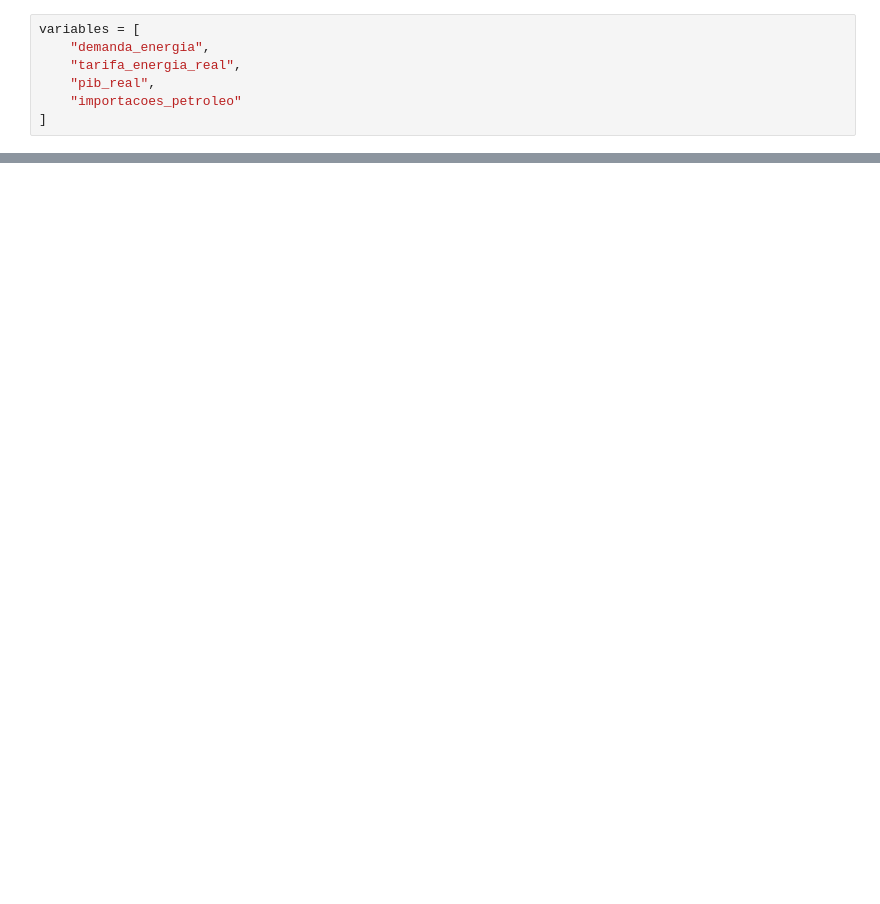
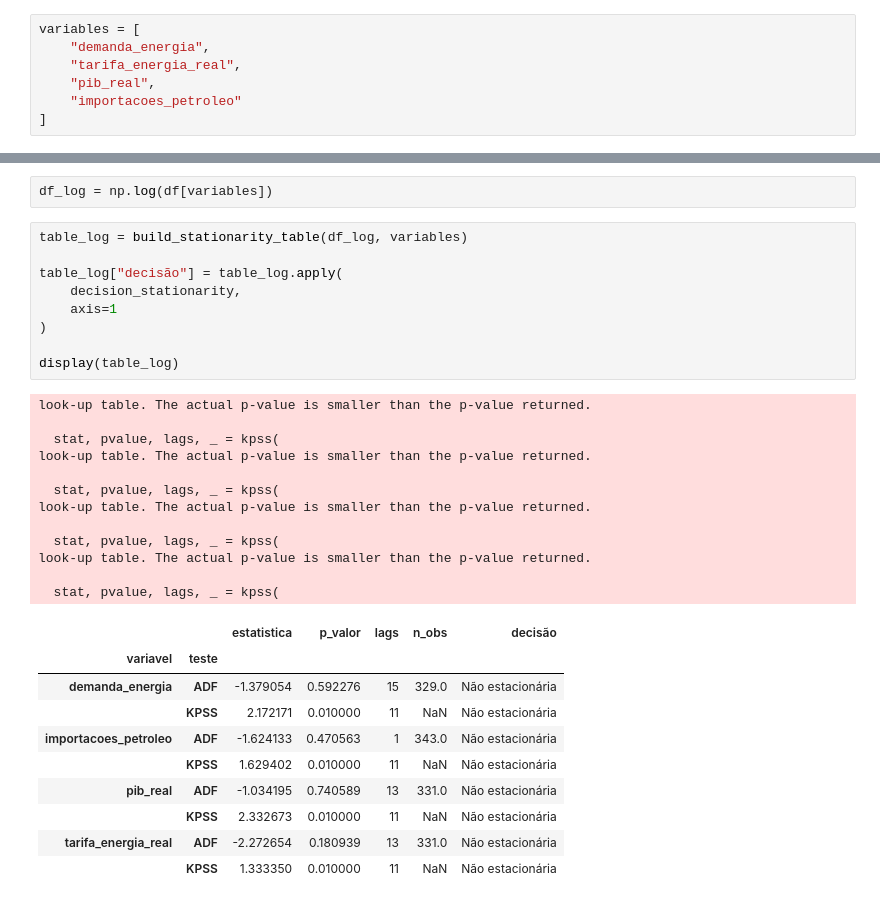
Before and after one commit to AlmyrGodoy/energy_demand_brazil, a Jupyter notebook: notebooks/02_stationarity.ipynb, the cells around one changed output, grey strips where cells are left out. Saved outputs shown, nothing was run; the diff lists cells and outputs as text; blank space fills up the shorter version.

```diff
--- a/notebooks/02_stationarity.ipynb
+++ b/notebooks/02_stationarity.ipynb
@@ -241,0 +106,34 @@ look-up table. The actual p-value is smaller than the p-value returned.
+# %%
+df_log = np.log(df[variables])
+# %%
+table_log = build_stationarity_table(df_log, variables)
+
+table_log["decisão"] = table_log.apply(
+    decision_stationarity,
+    axis=1
+)
+
+display(table_log)
+# %% [output]
+look-up table. The actual p-value is smaller than the p-value returned.
+
+  stat, pvalue, lags, _ = kpss(
+look-up table. The actual p-value is smaller than the p-value returned.
+
+  stat, pvalue, lags, _ = kpss(
+look-up table. The actual p-value is smaller than the p-value returned.
+
+  stat, pvalue, lags, _ = kpss(
+look-up table. The actual p-value is smaller than the p-value returned.
+
+  stat, pvalue, lags, _ = kpss(
+|  |  | estatistica | p_valor | lags | n_obs | decisão |
+| variavel | teste |  |  |  |  |  |
+| demanda_energia | ADF | -1.379054 | 0.592276 | 15 | 329.0 | Não estacionária |
+|  | KPSS | 2.172171 | 0.010000 | 11 | NaN | Não estacionária |
+| importacoes_petroleo | ADF | -1.624133 | 0.470563 | 1 | 343.0 | Não estacionária |
+|  | KPSS | 1.629402 | 0.010000 | 11 | NaN | Não estacionária |
+| pib_real | ADF | -1.034195 | 0.740589 | 13 | 331.0 | Não estacionária |
+|  | KPSS | 2.332673 | 0.010000 | 11 | NaN | Não estacionária |
+| tarifa_energia_real | ADF | -2.272654 | 0.180939 | 13 | 331.0 | Não estacionária |
+|  | KPSS | 1.333350 | 0.010000 | 11 | NaN | Não estacionária |
```
Also changed, not shown: parts of 31 cells of this notebook, 18 other files.
